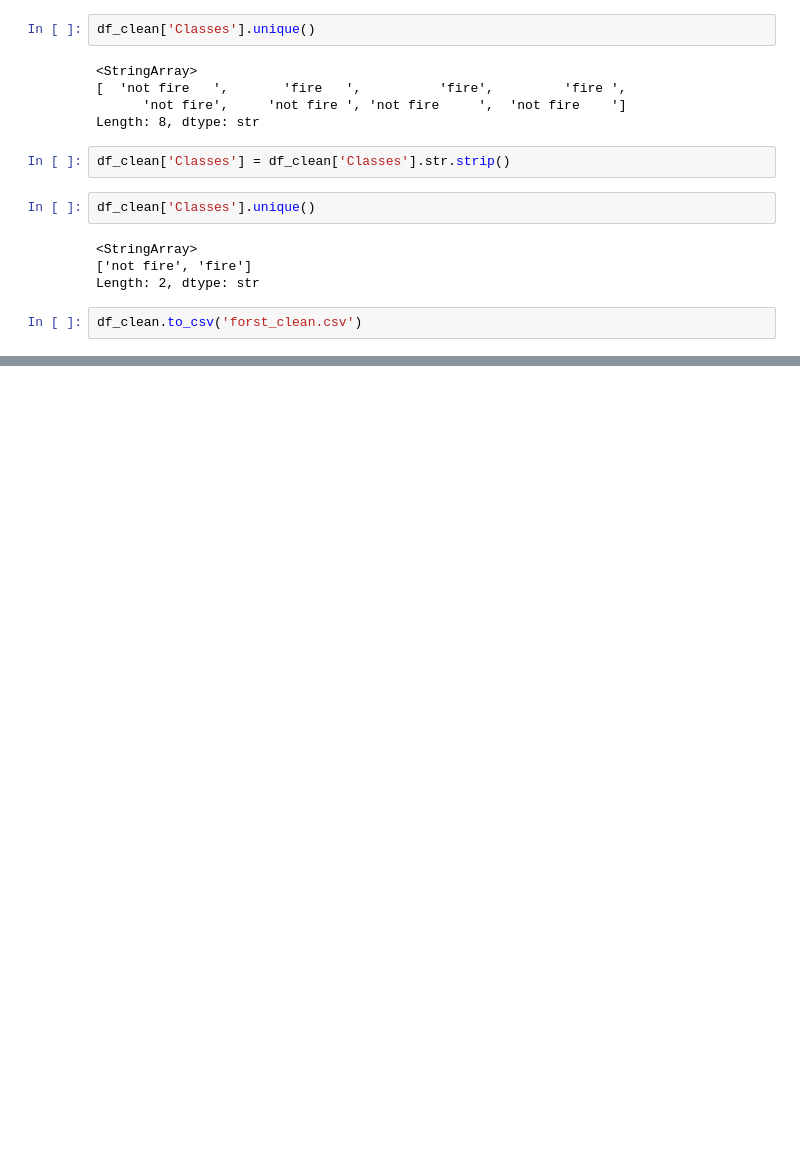
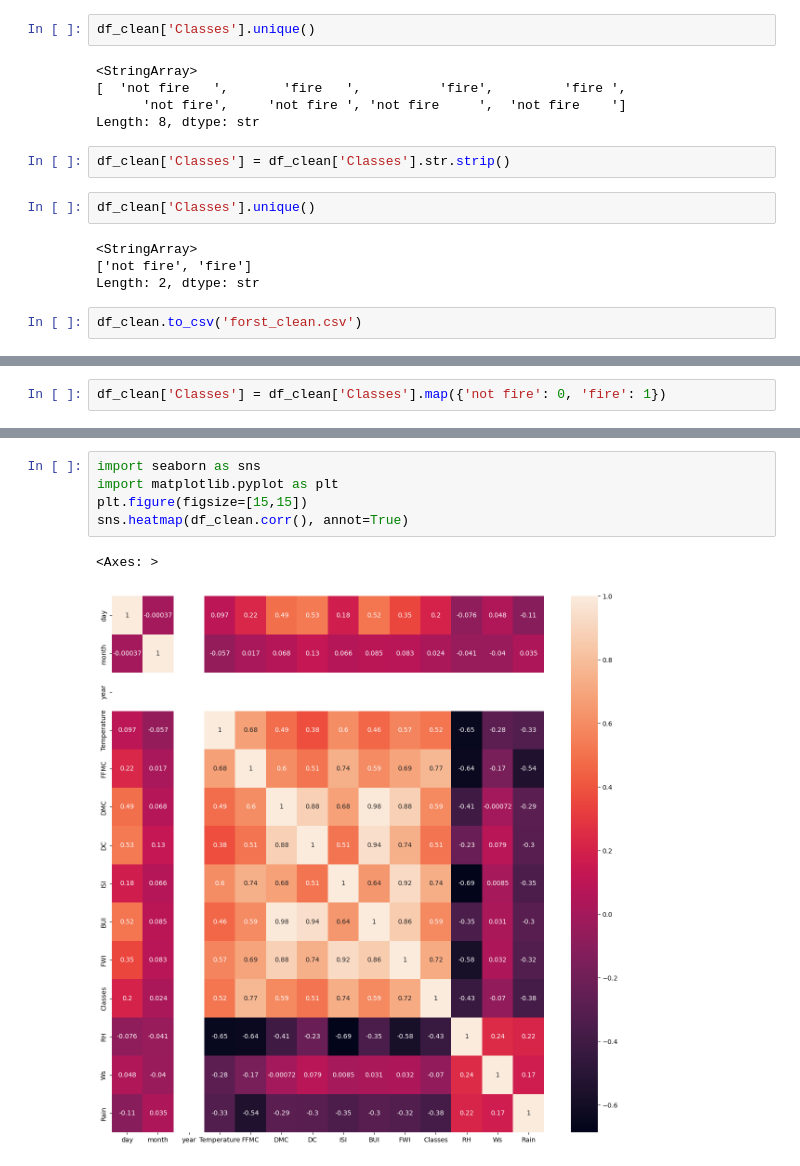
Before and after one commit to SoumalyaBhaduri/Forest_fire, a Jupyter notebook: forest_fire.ipynb, the cells around one changed output, grey strips where cells are left out. Saved outputs shown, nothing was run; the diff lists cells and outputs as text; blank space fills up the shorter version.

```diff
--- a/forest_fire.ipynb
+++ b/forest_fire.ipynb
@@ -438,0 +540,2 @@ df_clean.to_csv('forst_clean.csv')
+# %%
+df_clean['Classes'] = df_clean['Classes'].map({'not fire': 0, 'fire': 1})
@@ -438,0 +560,8 @@ df_clean.to_csv('forst_clean.csv')
+# %%
+import seaborn as sns
+import matplotlib.pyplot as plt
+plt.figure(figsize=[15,15])
+sns.heatmap(df_clean.corr(), annot=True)
+# %% [output]
+<Axes: >
+[figure, added]
```
Also changed, not shown: parts of 23 cells of this notebook.
